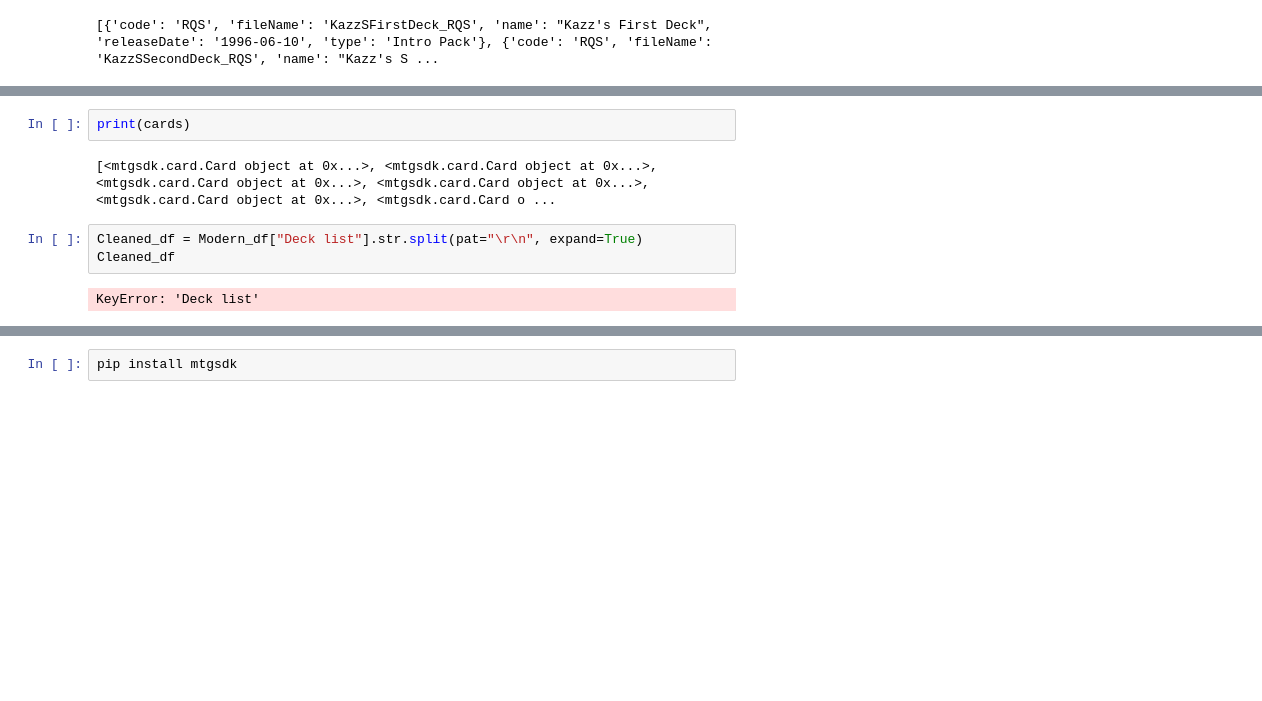
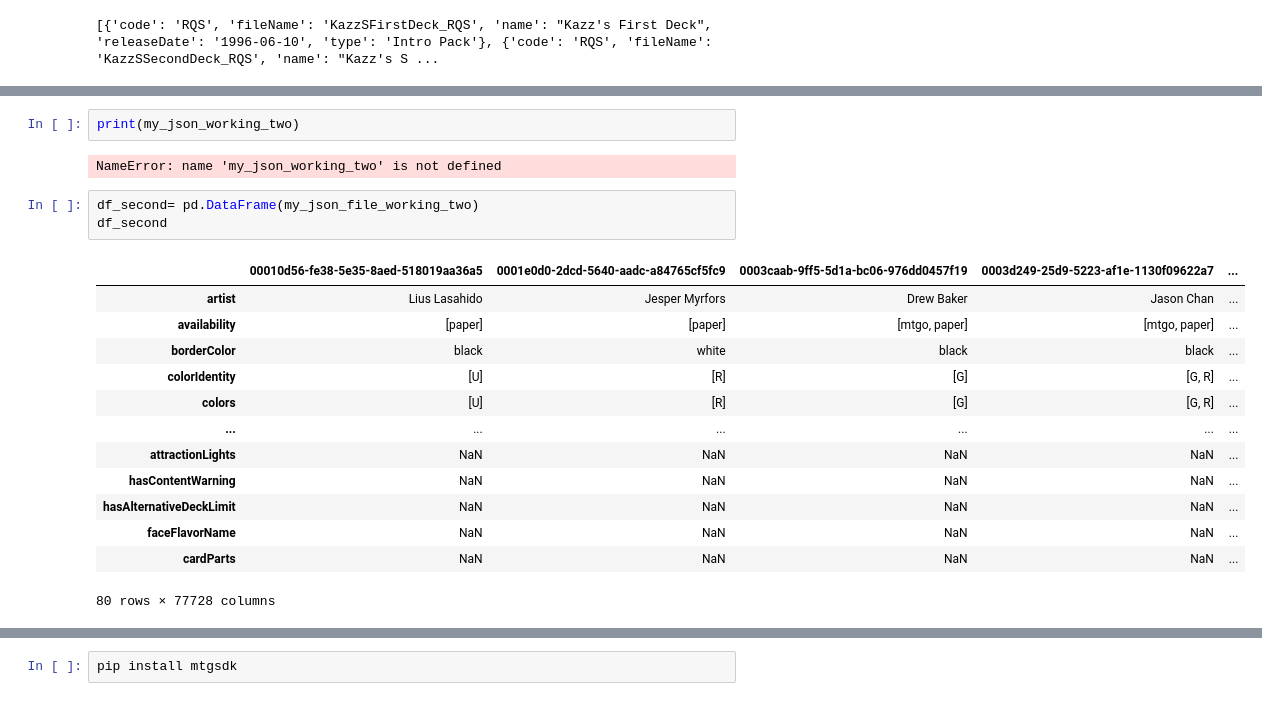
Before and after one commit to Mickie-n-s/MTG_Project, a Jupyter notebook: MTG_Cleaning.ipynb, the cells around one changed output, grey strips where cells are left out. Drawn from its saved outputs; the diff is of its cells as text; blank space fills up the shorter version.

```diff
--- a/MTG_Cleaning.ipynb
+++ b/MTG_Cleaning.ipynb
@@ -44,9 +77,21 @@ ValueError: Invalid file path or buffer object type: <class 'list'>
 # %%
-print(cards)
+print(my_json_working_two)
 # %% [output]
-[<mtgsdk.card.Card object at 0x...>, <mtgsdk.card.Card object at 0x...>, <mtgsdk.card.Card object at 0x...>, <mtgsdk.card.Card object at 0x...>, <mtgsdk.card.Card object at 0x...>, <mtgsdk.card.Card o ...
+NameError: name 'my_json_working_two' is not defined
-# %%
-Cleaned_df = Modern_df["Deck list"].str.split(pat="\r\n", expand=True)
-Cleaned_df
-# %% [output]
-KeyError: 'Deck list'
+# %%
+df_second= pd.DataFrame(my_json_file_working_two)
+df_second
+# %% [output]
+|  | 00010d56-fe38-5e35-8aed-518019aa36a5 | 0001e0d0-2dcd-5640-aadc-a84765cf5fc9 | 0003caab-9ff5-5d1a-bc06-976dd0457f19 | 0003d249-25d9-5223-af1e-1130f09622a7 | ... |
+| artist | Lius Lasahido | Jesper Myrfors | Drew Baker | Jason Chan | ... |
+| availability | [paper] | [paper] | [mtgo, paper] | [mtgo, paper] | ... |
+| borderColor | black | white | black | black | ... |
+| colorIdentity | [U] | [R] | [G] | [G, R] | ... |
+| colors | [U] | [R] | [G] | [G, R] | ... |
+| ... | ... | ... | ... | ... | ... |
+| attractionLights | NaN | NaN | NaN | NaN | ... |
+| hasContentWarning | NaN | NaN | NaN | NaN | ... |
+| hasAlternativeDeckLimit | NaN | NaN | NaN | NaN | ... |
+| faceFlavorName | NaN | NaN | NaN | NaN | ... |
+| cardParts | NaN | NaN | NaN | NaN | ... |
+80 rows × 77728 columns
```
Also changed, not shown: parts of 7 cells of this notebook.
